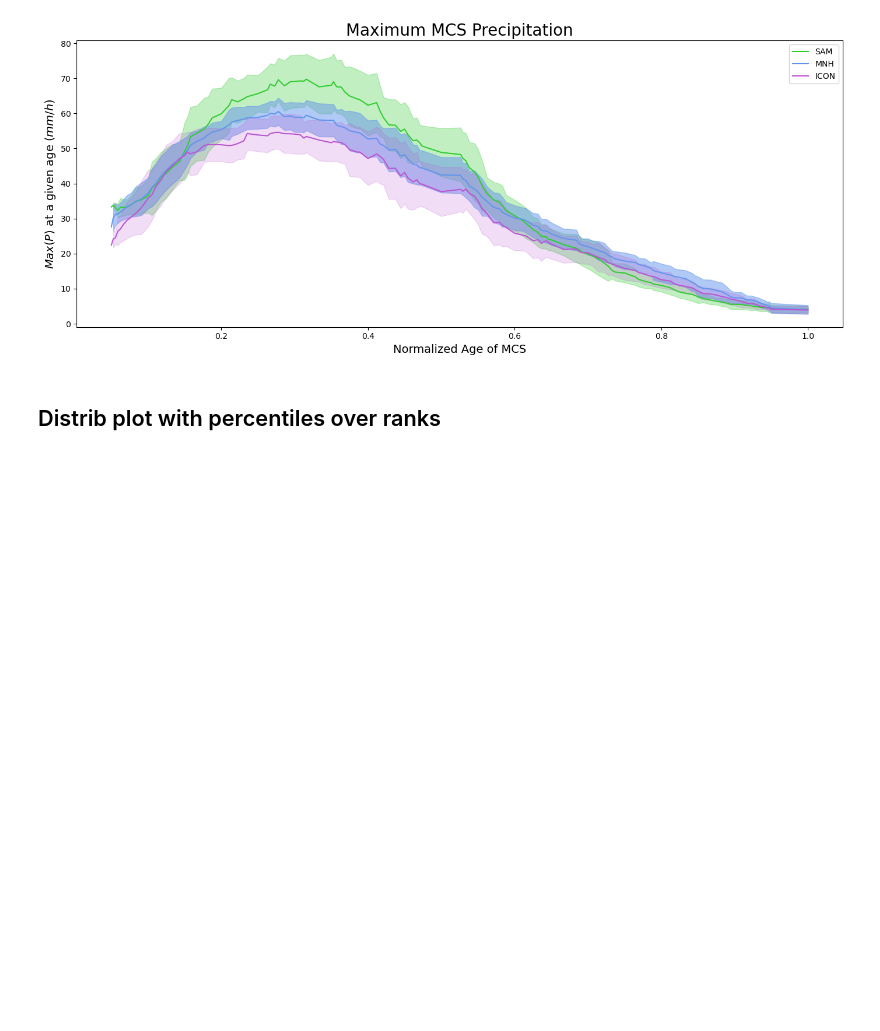
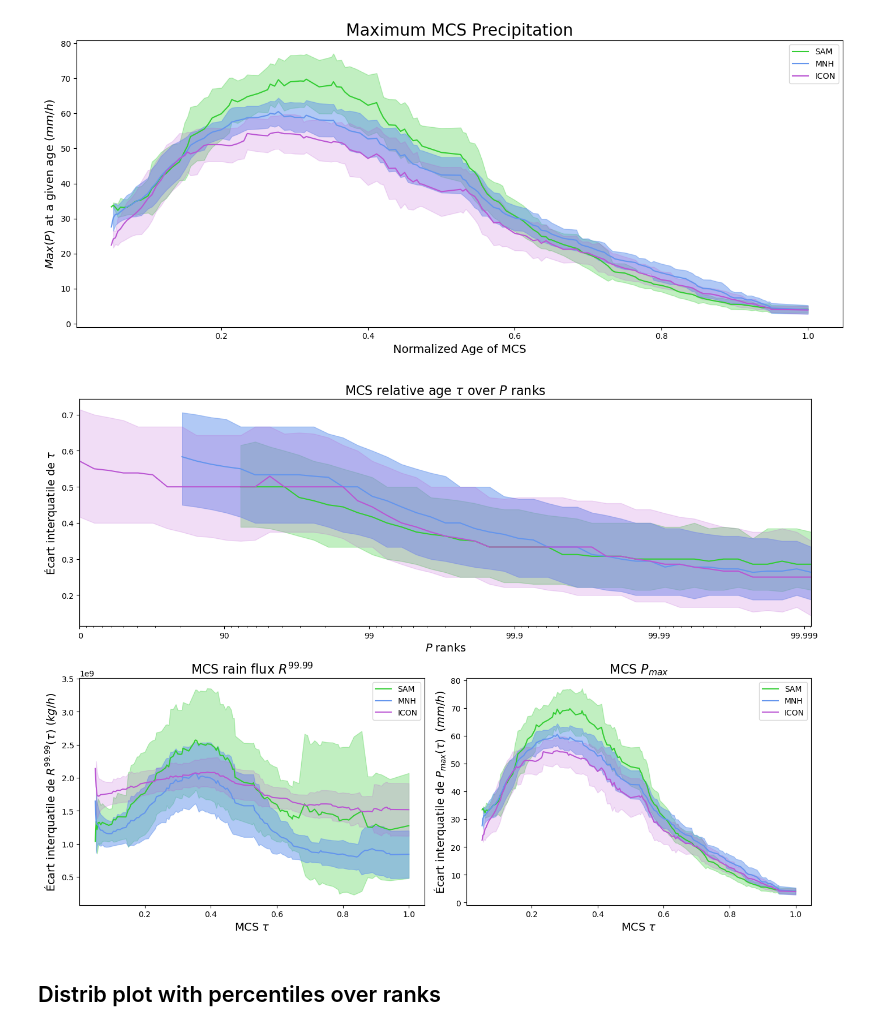
Before and after one commit to bfildier/stage-2023-multiscale-extremes, a Jupyter notebook: scripts/RCEMIP/Figures_3simulations.ipynb, the cells around one changed output. Drawn from its saved outputs; the diff is of its cells as text; code cells hidden in the pictures; blank space fills up the shorter version.

```diff
--- a/scripts/RCEMIP/Figures_3simulations.ipynb
+++ b/scripts/RCEMIP/Figures_3simulations.ipynb
@@ -144,6 +144,73 @@ plt.legend()
 plt.show()
 # %% [output]
 [figure]
+# %%
+import pandas as pd
+import matplotlib.pyplot as plt
+from matplotlib.gridspec import GridSpec
+
+# First plot
+fig = plt.figure(figsize=(14, 10))
+gs = GridSpec(2, 2, height_ratios=[1, 1])
+
+# First subplot - top plot
+ax1 = fig.add_subplot(gs[0, :])
+
+x = distribs[0].ranks
+setXaxisIL(ax1, x)
+ax_show = ax1.twiny()
+
+colors = ['limegreen', 'cornflowerblue', 'mediumorchid']
+alpha_values = [0.3, 0.5, 0.2]
+for idx, dist, output, color, alpha in zip(range(0, len(distribs)), distribs, outputs, colors, alpha_values):
+    Q1, median, Q3 = get_data_from_output(dist, output)
+    fillBetweenQuartilesShowData(ax_show, x, median, Q1, Q3, rankmin=0, rankmax=99.999, color=color, alpha=alpha, label=sim_names[idx])
+
+    ax_show.set_xticks([])
+    ax1.set_xlabel(r"$P$ ranks", fontsize=14)
+    ax1.set_ylabel(r"Écart interquatile de $\tau$", fontsize=14)
+    ax1.set_title(r"MCS relative age $\tau$ over $P$ ranks", fontsize=16)
+
+# Second subplot - bottom-left plot
+ax2 = fig.add_subplot(gs[1, 0])
+for i, output, color, alpha in zip(range(len(outputs)), outputs, colors, alpha_values):
+    # retrieve data out of output
+    Xprecip_over_ages = output[2]
+    Ages_of_Xprecip = output[1]
+    # Calculate moving average
+    window_width = 20  # Change this value to adjust the width of the moving average
+    rolling_average = pd.Series(Xprecip_over_ages).multiply(9 * 1e6).rolling(window=window_width, min_periods=1).mean()
+    rolling_std = (pd.Series(Xprecip_over_ages).multiply(9 * 1e6).rolling(window=window_width, min_periods=1)).std()
+    # Plot the moving average
+    ax2.plot(Ages_of_Xprecip, rolling_average, label=sim_names[i], color=color)
+    ax2.fill_between(Ages_of_Xprecip, rolling_average - rolling_std, rolling_average + rolling_std, color=color, alpha=alpha)
+ax2.set_xlabel(r'MCS $\tau$', fontsize=14)
+ax2.set_ylabel(r'Écart interquatile de $R^{99.99}(\tau)$ $(kg/h)$', fontsize=14) ## TODO : multiply by surface square (and pho constant)
+ax2.set_title(r'MCS rain flux $R^{99.99}$', fontsize=16)
+ax2.legend()
+
+# Third subplot - bottom-right plot
+ax3 = fig.add_subplot(gs[1, 1])
+for i, output, color, alpha in zip(range(len(outputs)), outputs, colors, alpha_values):
+    # retrieve data out of output
+    Maxprecip_over_ages = output[6]
+    Ages_of_Maxprecip = output[5]
+    # Calculate moving average
+    window_width = 10  # Change this value to adjust the width of the moving average
+    rolling_average = pd.Series(Maxprecip_over_ages).rolling(window=window_width, min_periods=1).mean()
+    rolling_std = pd.Series(Maxprecip_over_ages).rolling(window=window_width, min_periods=1).std()
+    # Plot the moving average
+    ax3.plot(Ages_of_Maxprecip, rolling_average, label=sim_names[i], color=color)
+    ax3.fill_between(Ages_of_Maxprecip, rolling_average - rolling_std, rolling_average + rolling_std, alpha=alpha, color=color)
+ax3.set_xlabel(r'MCS $\tau$', fontsize=14)
+ax3.set_ylabel(r'Écart interquatile de $P_{max}(\tau)$  $(mm/h)$', fontsize=14)
+ax3.set_title(r'MCS $P_{max}$', fontsize=16)
+ax3.legend()
+
+plt.tight_layout()
+plt.show()
+# %% [output]
+[figure, added]
 # %% [markdown]
 ## Distrib plot with percentiles over ranks
 # %%
```
Also changed, not shown: parts of 4 cells of this notebook, 12 other files.
